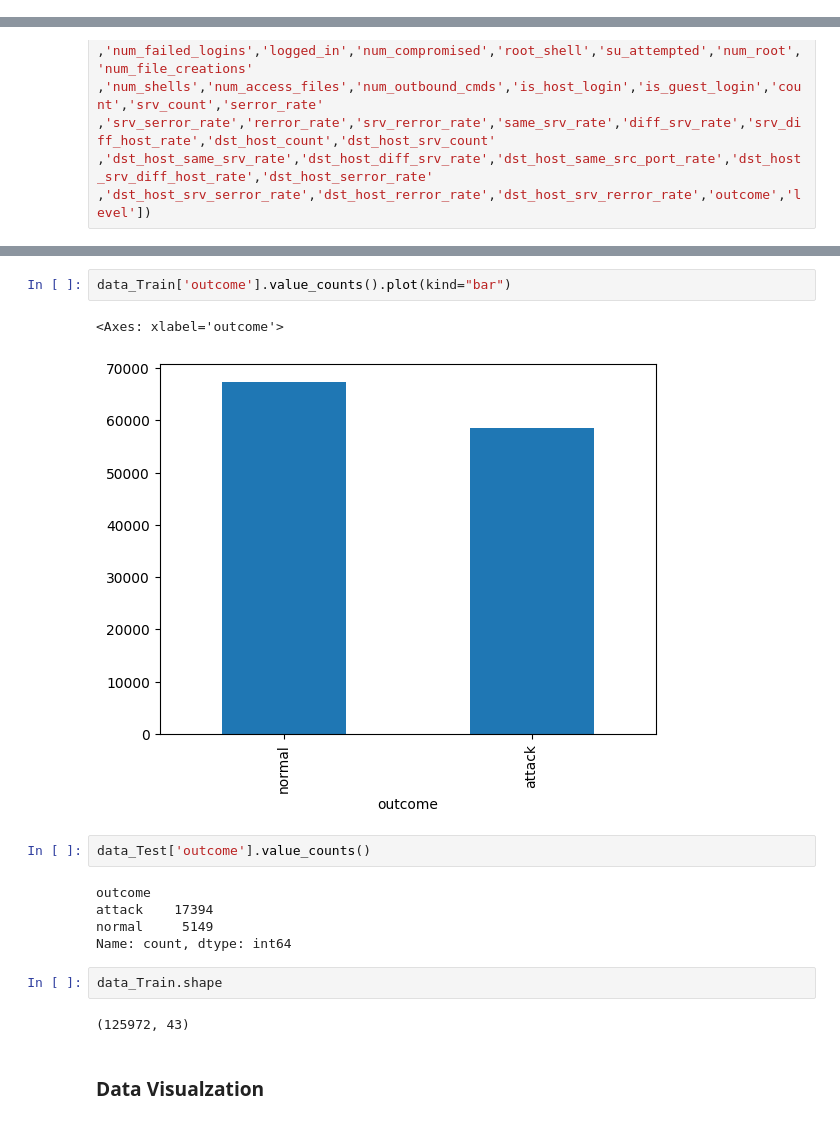
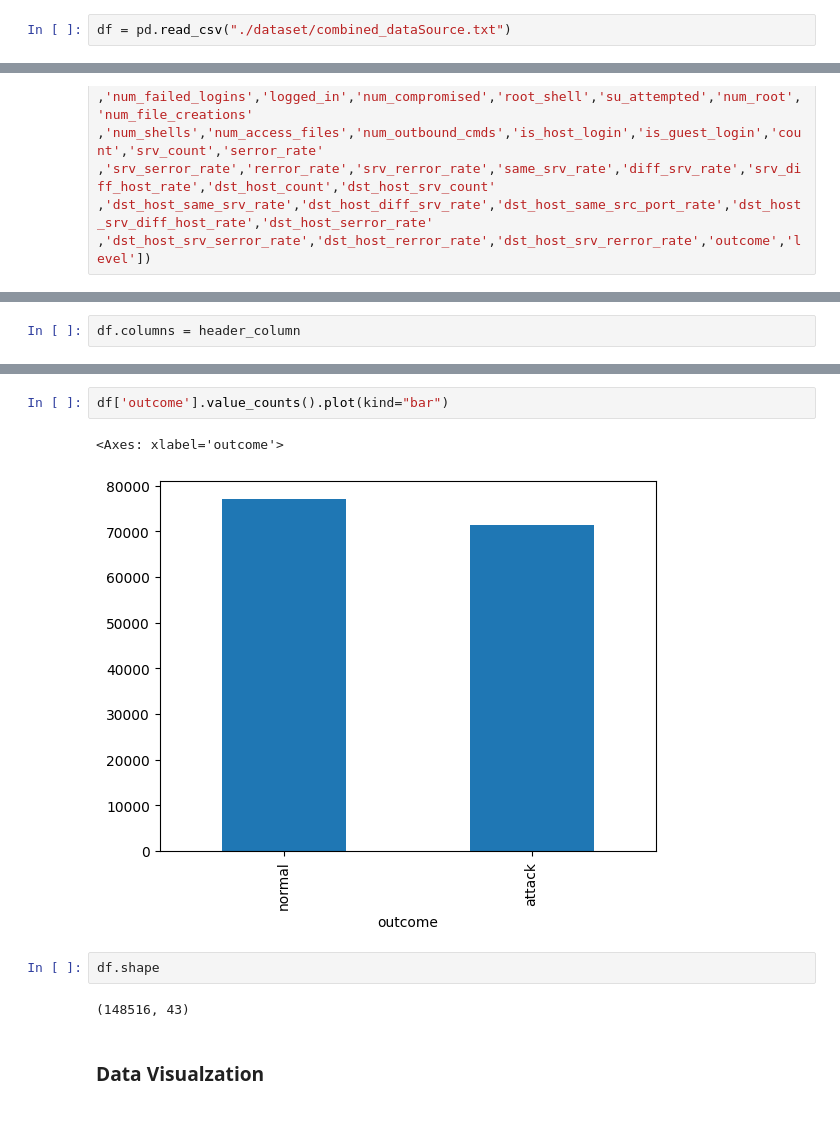
Before and after one commit to yassineboujrada/Intrusion_Detection_System_Analyze, a Jupyter notebook: IDS.ipynb, the cells around one changed output, grey strips where cells are left out. Saved outputs shown, nothing was run; the diff lists cells and outputs as text.

```diff
--- a/IDS.ipynb
+++ b/IDS.ipynb
@@ -26 +35,3 @@ data_Test = pd.read_csv("./dataset/KDDTest+.txt")
+# %%
+df = pd.read_csv("./dataset/combined_dataSource.txt")
 # %%
@@ -55,0 +54,2 @@ data_Train.head(5)
+# %%
+df.columns = header_column
@@ -152,19 +158,12 @@ data_Test = change_out(data_Test)
 # %%
-data_Train['outcome'].value_counts().plot(kind="bar")
+df['outcome'].value_counts().plot(kind="bar")
 # %% [output]
 <Axes: xlabel='outcome'>
-[figure, old version]
+[figure, new version]
-# %%
-data_Test['outcome'].value_counts()
-# %% [output]
-outcome
-attack    17394
-normal     5149
-Name: count, dtype: int64
 # %%
-data_Train.shape
+df.shape
 # %% [output]
-(125972, 43)
+(148516, 43)
 # %% [markdown]
 ### Data Visualzation
 # %%
```
Also changed, not shown: parts of 53 cells of this notebook, 2 other files.
